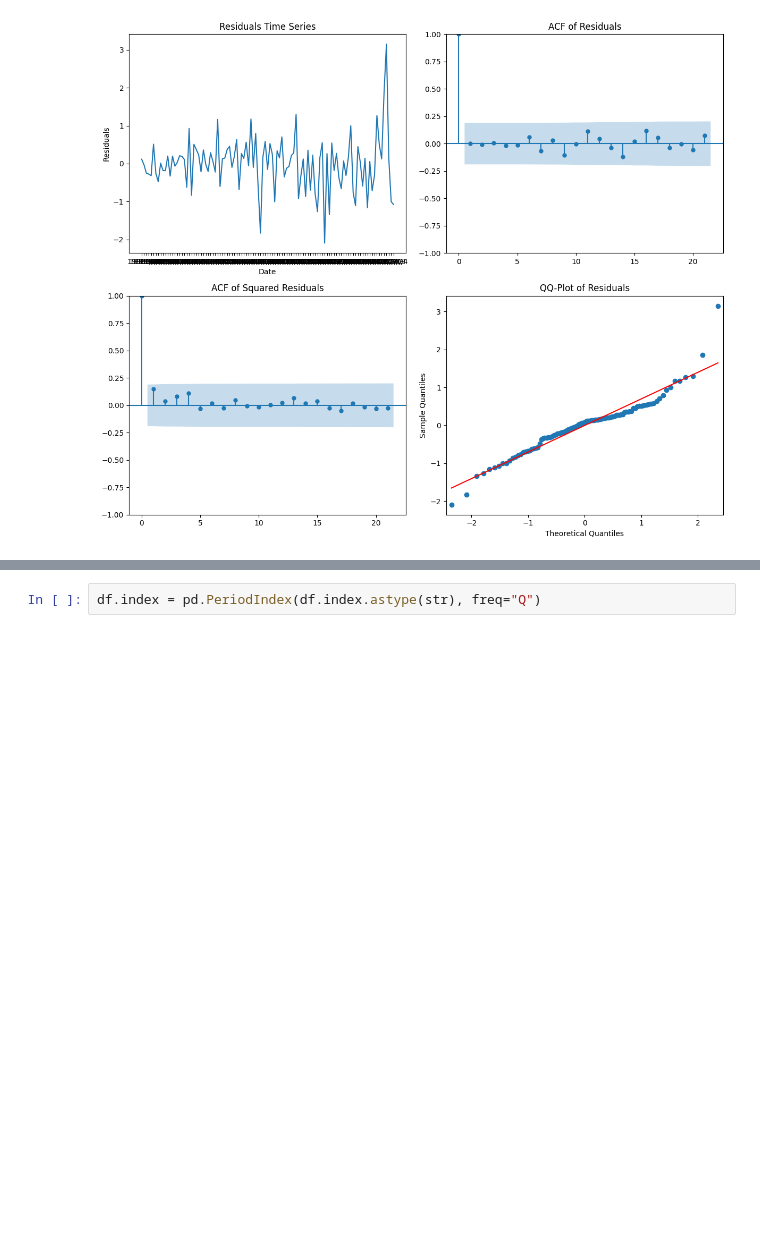
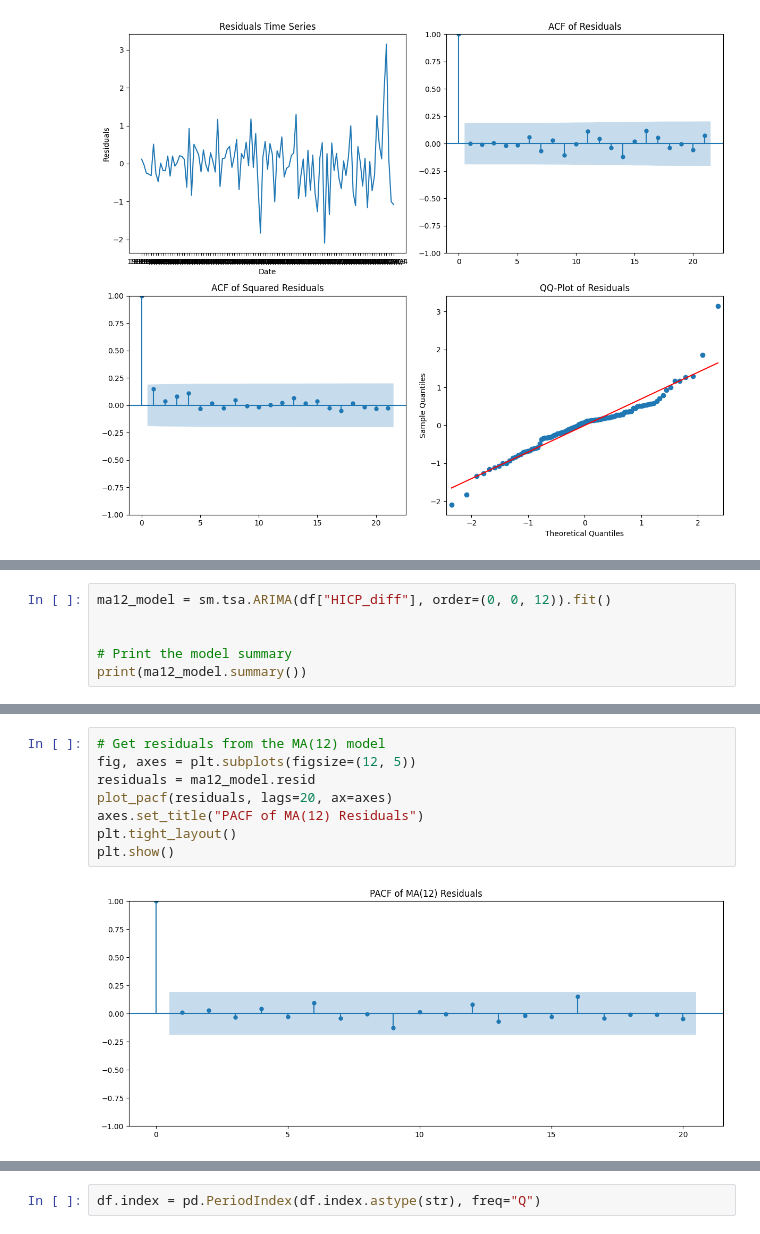
Before and after one commit to lyhxd1030/Time-Series-Analysis, a Jupyter notebook: Time series analysis..ipynb, the cells around one changed output, grey strips where cells are left out. Drawn from its saved outputs; the diff is of its cells as text; blank space fills up the shorter version.

```diff
--- a/Time series analysis..ipynb
+++ b/Time series analysis..ipynb
@@ -366,0 +367,6 @@ plt.show()
+# %%
+ma12_model = sm.tsa.ARIMA(df["HICP_diff"], order=(0, 0, 12)).fit()
+
+
+# Print the model summary
+print(ma12_model.summary())
@@ -366,0 +391,10 @@ plt.show()
+# %%
+# Get residuals from the MA(12) model
+fig, axes = plt.subplots(figsize=(12, 5))
+residuals = ma12_model.resid
+plot_pacf(residuals, lags=20, ax=axes)
+axes.set_title("PACF of MA(12) Residuals")
+plt.tight_layout()
+plt.show()
+# %% [output]
+[figure, added]
```
Also changed, not shown: parts of 26 cells of this notebook.
